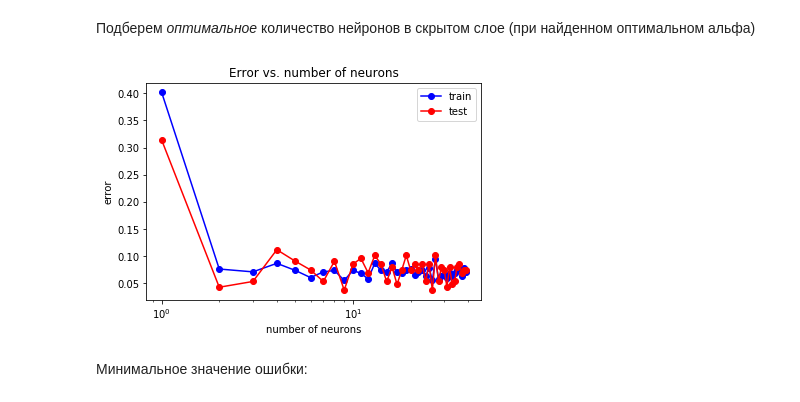
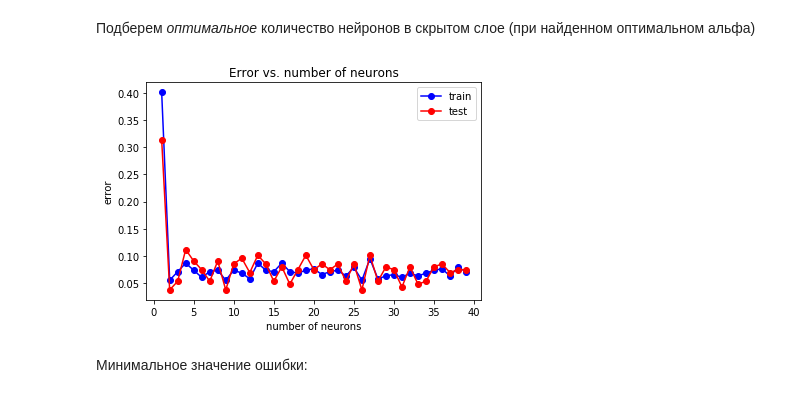
Before and after one commit to annyl/ML_course, a Jupyter notebook: Lab_1.ipynb, the cells around one changed output. Cells and saved outputs as stored; diff of their text form; code cells hidden in the pictures.

```diff
--- a/Lab_1.ipynb
+++ b/Lab_1.ipynb
@@ -685,15 +685,15 @@ for num_neurons in neurons_arr:
     train_err.append(np.mean(y_train != y_train_pred))
     test_err.append(np.mean(y_test != y_test_pred))
 # %%
-plt.semilogx(neurons_arr, train_err, 'b-o', label = 'train')
-plt.semilogx(neurons_arr, test_err, 'r-o', label = 'test')
+plt.plot(neurons_arr, train_err, 'b-o', label = 'train')
+plt.plot(neurons_arr, test_err, 'r-o', label = 'test')
 plt.title('Error vs. number of neurons')
 plt.xlabel('number of neurons')
 plt.ylabel('error')
 plt.legend()
 pass
 # %% [output]
-[figure, old version]
+[figure, new version]
 # %% [markdown]
 Минимальное значение ошибки:
 # %%
```
Also changed, not shown: parts of 22 cells of this notebook.
